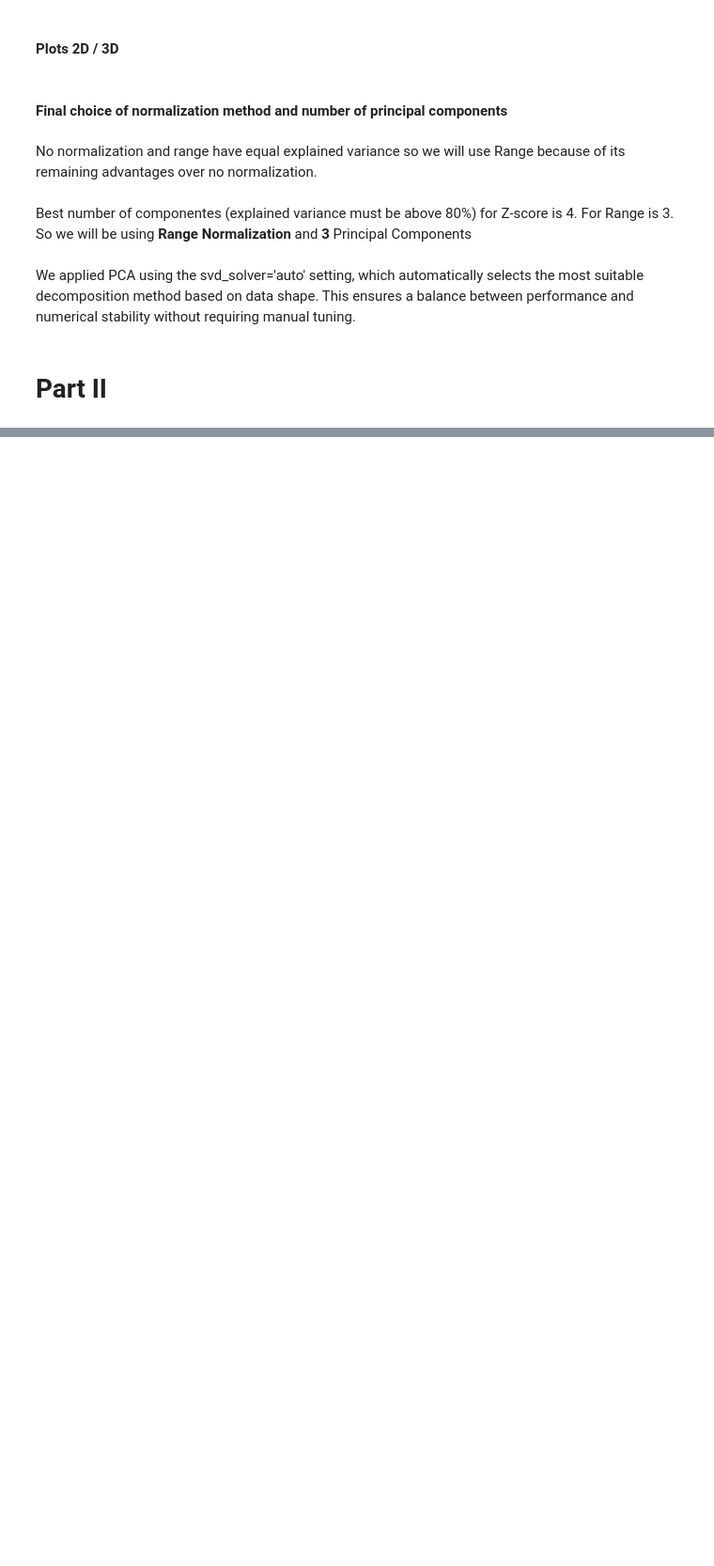
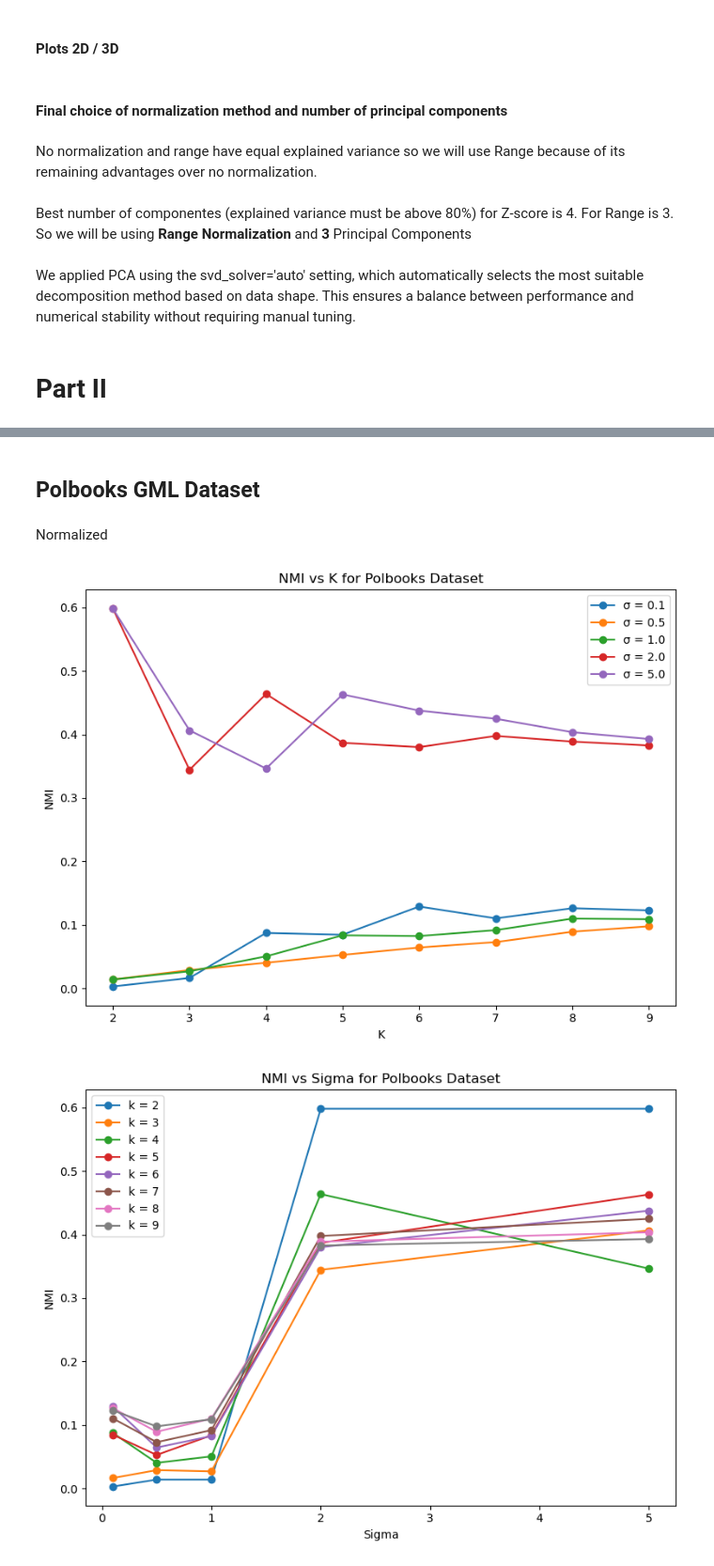
Before and after one commit to tiagosantos63390/pad_proj1, a Jupyter notebook: project1.ipynb, the cells around one changed output, grey strips where cells are left out. Shown at 94% size. Drawn from its saved outputs; the diff is of its cells as text; code cells hidden in the pictures; blank space fills up the shorter version.

```diff
--- a/project1.ipynb
+++ b/project1.ipynb
@@ -973,0 +974,24 @@ plot_experiment_results(results_df, x_axis="Sigma", metric="Modularity", dataset
+# %% [markdown]
+## Polbooks GML Dataset
+# %%
+G, ground_truth = load_dataset('polbooks.gml', label_attr='value')
+
+sigmas = [0.1, 0.5, 1.0, 2.0, 5.0]
+ks = [2, 3, 4, 5, 6, 7, 8, 9]
+
+results_df_norm = run_spectral_experiments(G, ground_truth, "Polbooks", sigmas, ks, laplacian_type="normalized")
+
+results_df_unnorm = run_spectral_experiments(G, ground_truth, "Polbooks", sigmas, ks, laplacian_type="unnormalized")
+# %% [markdown]
+Normalized
+# %%
+plot_experiment_results(results_df_norm, x_axis="K", metric="NMI", dataset_name="Polbooks")
+
+plot_experiment_results(results_df_norm, x_axis="Sigma", metric="NMI", dataset_name="Polbooks")
+
+plot_experiment_results(results_df_norm, x_axis="K", metric="Modularity", dataset_name="Polbooks")
+
+plot_experiment_results(results_df_norm, x_axis="Sigma", metric="Modularity", dataset_name="Polbooks")
+# %% [output]
+[figure, added]
+[figure, added]
```
Also changed, not shown: parts of 12 cells of this notebook.
